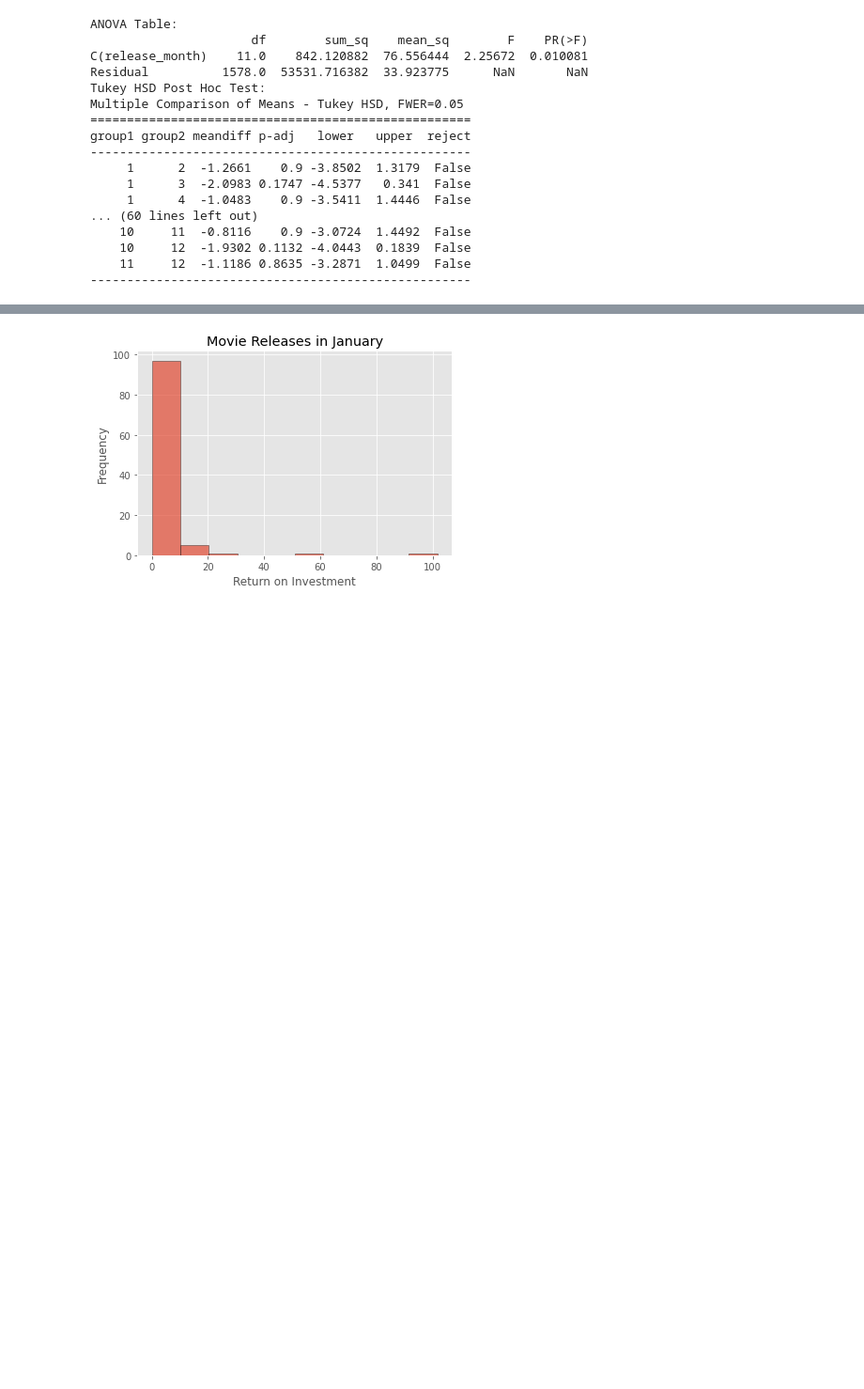
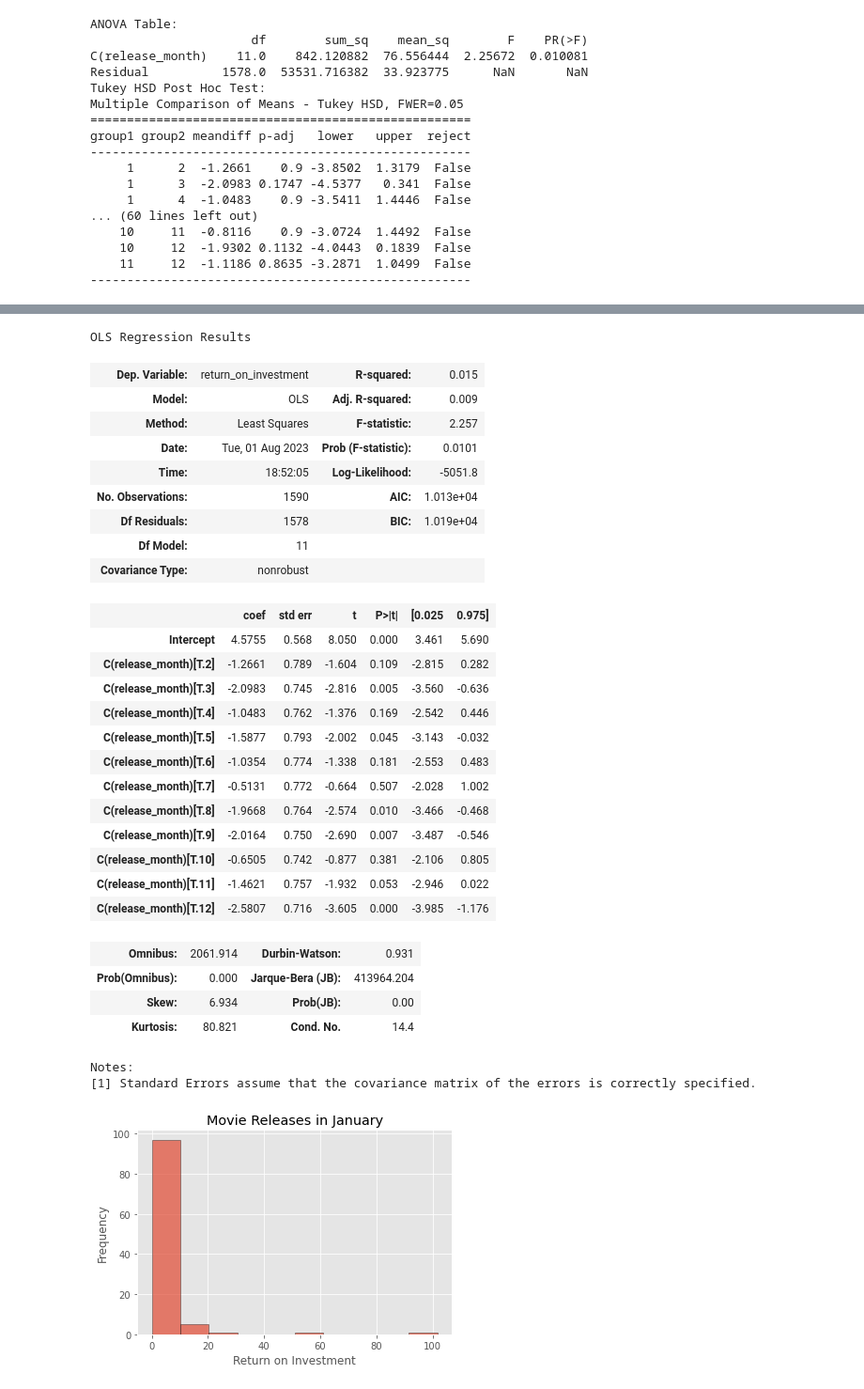
Before and after one commit to LydiaCuffman/film-investment-project, a Jupyter notebook: dsc-phase-2-project-v3-main/Em_scratch.ipynb, the cells around one changed output, grey strips where cells are left out. Shown: that part at 94% size. Drawn from its saved outputs; the diff is of its cells as text; code cells hidden in the pictures; blank space fills up the shorter version.

```diff
--- a/dsc-phase-2-project-v3-main/Em_scratch.ipynb
+++ b/dsc-phase-2-project-v3-main/Em_scratch.ipynb
@@ -489,3 +498,35 @@ group1 group2 meandiff p-adj   lower   upper  reject
+# %%
+model.summary()
+# %% [output]
+OLS Regression Results
+| Dep. Variable: | return_on_investment | R-squared: | 0.015 |
+| Model: | OLS | Adj. R-squared: | 0.009 |
+| Method: | Least Squares | F-statistic: | 2.257 |
+| Date: | Tue, 01 Aug 2023 | Prob (F-statistic): | 0.0101 |
+| Time: | 18:52:05 | Log-Likelihood: | -5051.8 |
+| No. Observations: | 1590 | AIC: | 1.013e+04 |
+| Df Residuals: | 1578 | BIC: | 1.019e+04 |
+| Df Model: | 11 |  |  |
+| Covariance Type: | nonrobust |  |  |
+|  | coef | std err | t | P>|t| | [0.025 | 0.975] |
+| Intercept | 4.5755 | 0.568 | 8.050 | 0.000 | 3.461 | 5.690 |
+| C(release_month)[T.2] | -1.2661 | 0.789 | -1.604 | 0.109 | -2.815 | 0.282 |
+| C(release_month)[T.3] | -2.0983 | 0.745 | -2.816 | 0.005 | -3.560 | -0.636 |
+| C(release_month)[T.4] | -1.0483 | 0.762 | -1.376 | 0.169 | -2.542 | 0.446 |
+| C(release_month)[T.5] | -1.5877 | 0.793 | -2.002 | 0.045 | -3.143 | -0.032 |
+| C(release_month)[T.6] | -1.0354 | 0.774 | -1.338 | 0.181 | -2.553 | 0.483 |
+| C(release_month)[T.7] | -0.5131 | 0.772 | -0.664 | 0.507 | -2.028 | 1.002 |
+| C(release_month)[T.8] | -1.9668 | 0.764 | -2.574 | 0.010 | -3.466 | -0.468 |
+| C(release_month)[T.9] | -2.0164 | 0.750 | -2.690 | 0.007 | -3.487 | -0.546 |
+| C(release_month)[T.10] | -0.6505 | 0.742 | -0.877 | 0.381 | -2.106 | 0.805 |
+| C(release_month)[T.11] | -1.4621 | 0.757 | -1.932 | 0.053 | -2.946 | 0.022 |
+| C(release_month)[T.12] | -2.5807 | 0.716 | -3.605 | 0.000 | -3.985 | -1.176 |
+| Omnibus: | 2061.914 | Durbin-Watson: | 0.931 |
+| Prob(Omnibus): | 0.000 | Jarque-Bera (JB): | 413964.204 |
+| Skew: | 6.934 | Prob(JB): | 0.00 |
+| Kurtosis: | 80.821 | Cond. No. | 14.4 |
+Notes:
+[1] Standard Errors assume that the covariance matrix of the errors is correctly specified.
 # %%
 january_data = all_movie_data.loc[all_movie_data['release_month'] == 1]
 
```
Also changed, not shown: parts of 3 cells of this notebook.
